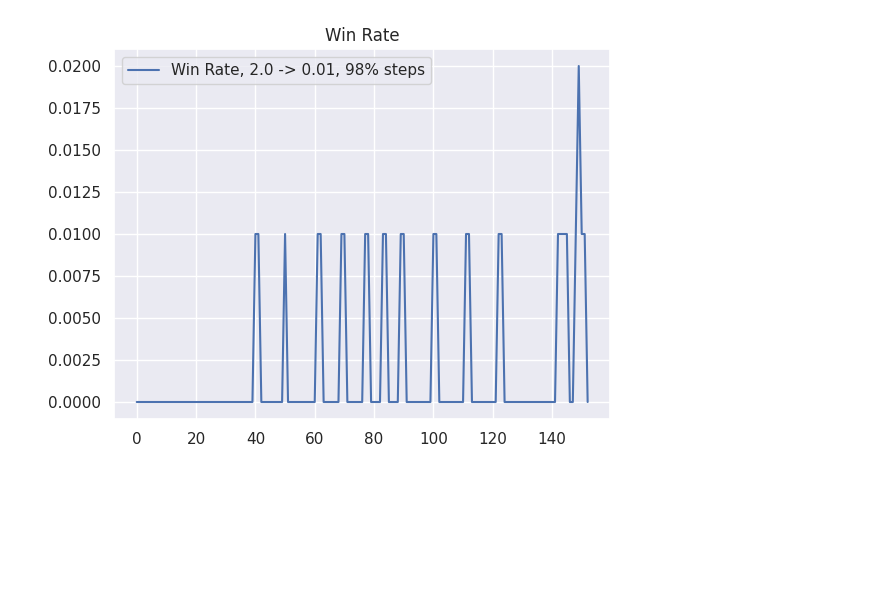
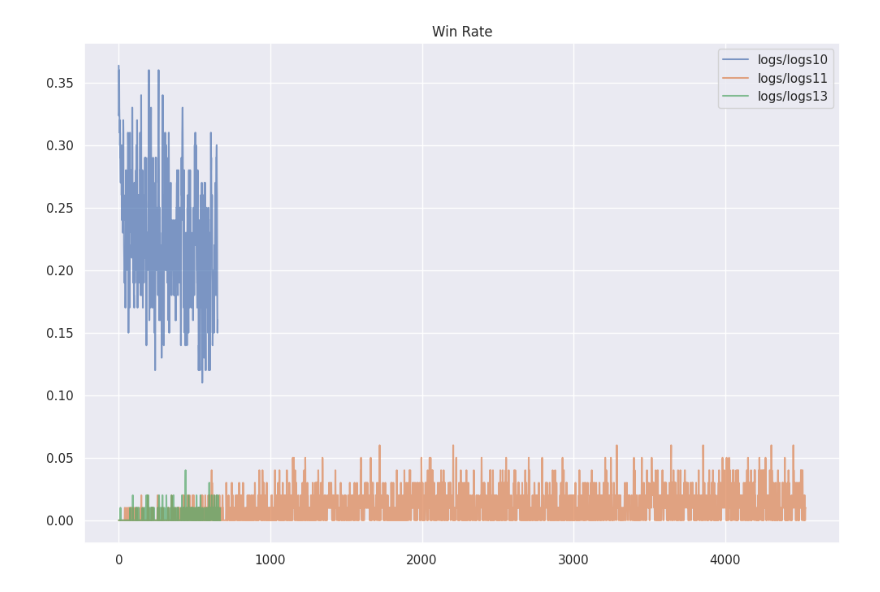
Before and after one commit to faguodev/SkyjoAI, a Jupyter notebook: evaluation.ipynb, the cells around one changed output. Saved outputs shown, nothing was run; the diff lists cells and outputs as text; code cells hidden in the pictures; blank space fills up the shorter version.

```diff
--- a/evaluation.ipynb
+++ b/evaluation.ipynb
@@ -1,14 +1,13 @@
 # %%
-import os
 from collections import defaultdict
-
 import matplotlib.pyplot as plt
 import seaborn as sns
 import json
 import os
 import numpy as np
-sns.set()
 import re
+
+sns.set_theme()
 # %%
 def get_metrics(
         logs_path,
@@ -35,8 +31,0 @@ def get_metrics(
-# %%
-custom_metrics_adapt_098, hist_stats_adapt_098 = get_metrics("logs/logs11")
-plt.plot(hist_stats_adapt_098["win_rate"], label="Win Rate, 2.0 -> 0.01, 98% steps")
-plt.title("Win Rate")
-plt.legend()
-plt.show()
-# %% [output]
-[figure, removed]
@@ -42,0 +46,8 @@ plt.show()
+# %%
+for logs, hist_stats in zip(logs_to_evaluate, all_hist_stats):
+    sns.lineplot(hist_stats["win_rate_mean"], label=logs, alpha=0.7)
+plt.title("Win Rate")
+plt.legend()
+plt.show()
+# %% [output]
+[figure, added]
```
Also changed, not shown: parts of 10 cells of this notebook.
